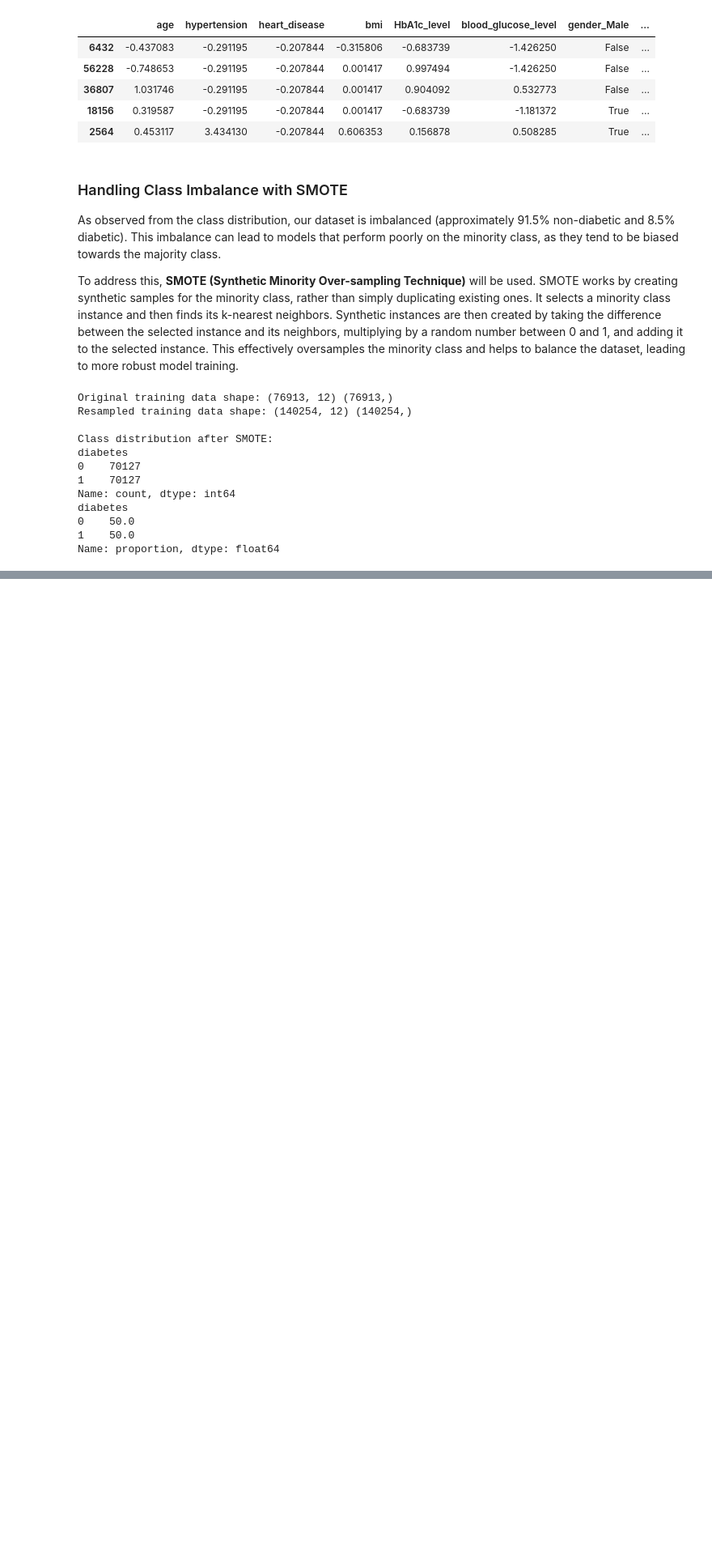
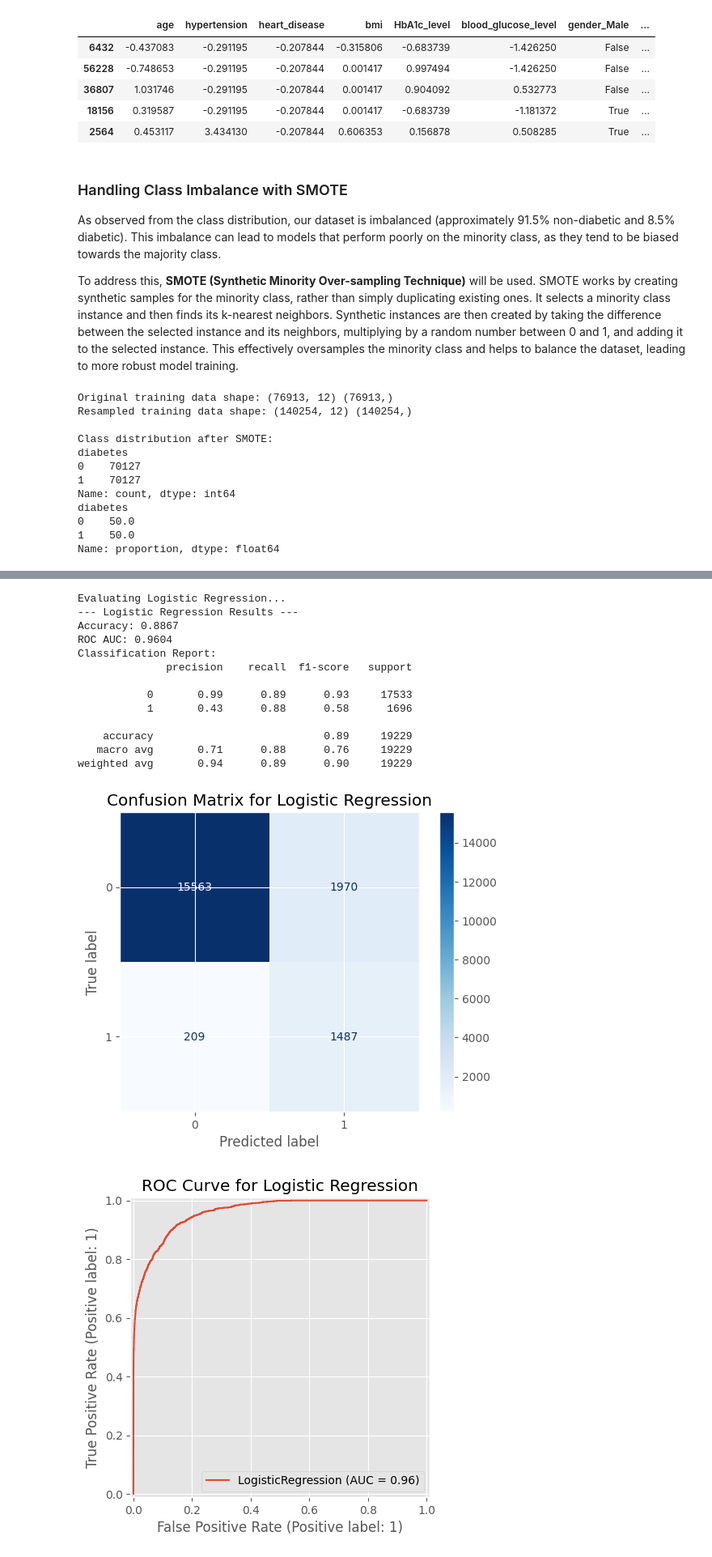
Before and after one commit to Pema-Codes/diabetes-prediction-project, a Jupyter notebook: Diabetes_prediction.ipynb, the cells around one changed output, grey strips where cells are left out. Shown at 81% size. Cells and saved outputs as stored; diff of their text form; code cells hidden in the pictures; blank space fills up the shorter version.

Commit message:
feat: Add model training and evaluation

```diff
--- a/Diabetes_prediction.ipynb
+++ b/Diabetes_prediction.ipynb
@@ -327,0 +330,19 @@ Name: proportion, dtype: float64
+# %%
+#Initialize models
+logistic_model = LogisticRegression(random_state = 42, solver = 'liblinear')
+decision_tree_model = DecisionTreeClassifier(random_state = 42)
+random_forest_model = RandomForestClassifier(random_state = 42)
+xgb_model = XGBClassifier(random_state = 42, use_label_encoder = False, eval_metric = 'logloss')
+
+models = {
+    "Logistic Regression": logistic_model,
+    "Decision Tree": decision_tree_model,
+    "Random Forest": random_forest_model,
+    "XGBoost": xgb_model
+}
+
+#Training Models
+for name, model in models.items():
+  print(f"Training {name}...")
+  model.fit(X_train_resampled, y_train_resampled)
+  print(f"{name} trained successfully.")
@@ -327,0 +363,54 @@ Name: proportion, dtype: float64
+# %%
+results = {}
+
+for name, model in models.items():
+    print(f"Evaluating {name}...")
+    # Make predictions on the scaled test set
+    y_pred = model.predict(X_test_scaled)
+    y_proba = model.predict_proba(X_test_scaled)[:, 1]
+
+    # Calculate metrics
+    accuracy = accuracy_score(y_test, y_pred)
+    roc_auc = roc_auc_score(y_test, y_proba)
+    report = classification_report(y_test, y_pred, output_dict=True)
+
+    results[name] = {
+        "Accuracy": accuracy,
+        "ROC AUC": roc_auc,
+        "Classification Report": report
+    }
+
+    print(f"--- {name} Results ---")
+    print(f"Accuracy: {accuracy:.4f}")
+    print(f"ROC AUC: {roc_auc:.4f}")
+    print("Classification Report:")
+    print(classification_report(y_test, y_pred))
+    print("\n")
+
+    # Display Confusion Matrix
+    cm = confusion_matrix(y_test, y_pred)
+    disp = ConfusionMatrixDisplay(confusion_matrix=cm, display_labels=model.classes_)
+    disp.plot(cmap=plt.cm.Blues)
+    plt.title(f'Confusion Matrix for {name}')
+    plt.show()
+
+    # Display ROC Curve
+    RocCurveDisplay.from_estimator(model, X_test_scaled, y_test)
+    plt.title(f'ROC Curve for {name}')
+    plt.show()
+# %% [output]
+Evaluating Logistic Regression...
+--- Logistic Regression Results ---
+Accuracy: 0.8867
+ROC AUC: 0.9604
+Classification Report:
+              precision    recall  f1-score   support
+
+           0       0.99      0.89      0.93     17533
+           1       0.43      0.88      0.58      1696
+
+    accuracy                           0.89     19229
+   macro avg       0.71      0.88      0.76     19229
+weighted avg       0.94      0.89      0.90     19229
+[figure, added]
+[figure, added]
```
Also changed, not shown: parts of 8 cells of this notebook.
